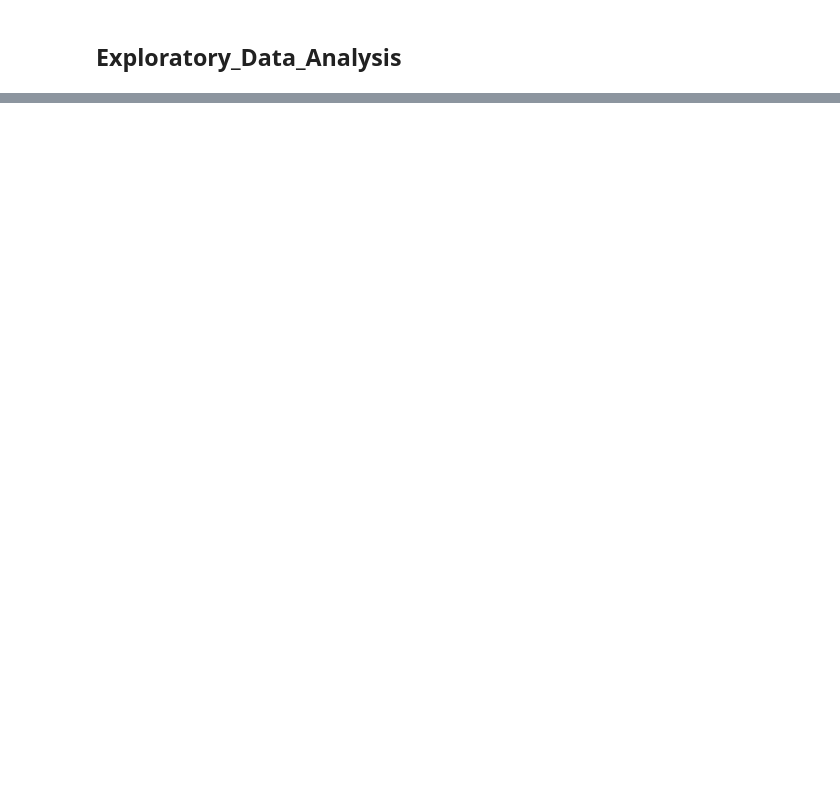
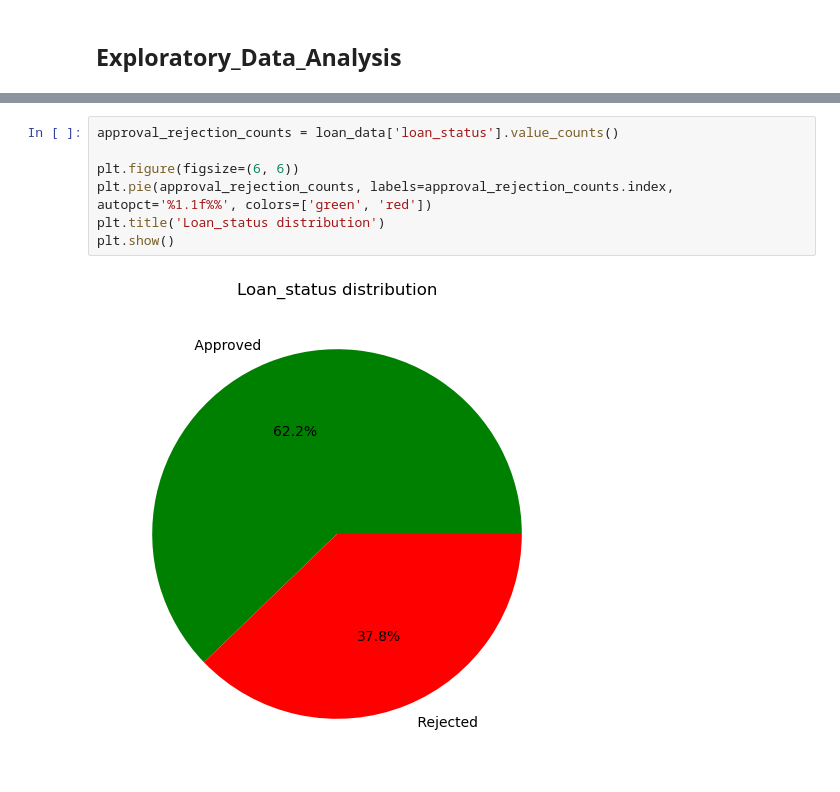
Before and after one commit to andrewdhawthorne/Loan-Approval-Prediction-Model, a Jupyter notebook: Fidels_learning_model_code.ipynb, the cells around one changed output, grey strips where cells are left out. Drawn from its saved outputs; the diff is of its cells as text; blank space fills up the shorter version.

```diff
--- a/Fidels_learning_model_code.ipynb
+++ b/Fidels_learning_model_code.ipynb
@@ -74,0 +86,9 @@ plt.show()
+# %%
+approval_rejection_counts = loan_data['loan_status'].value_counts()
+
+plt.figure(figsize=(6, 6))
+plt.pie(approval_rejection_counts, labels=approval_rejection_counts.index, autopct='%1.1f%%', colors=['green', 'red'])
+plt.title('Loan_status distribution')
+plt.show()
+# %% [output]
+[figure, added]
```
Also changed, not shown: parts of 5 cells of this notebook, 1 other file.
